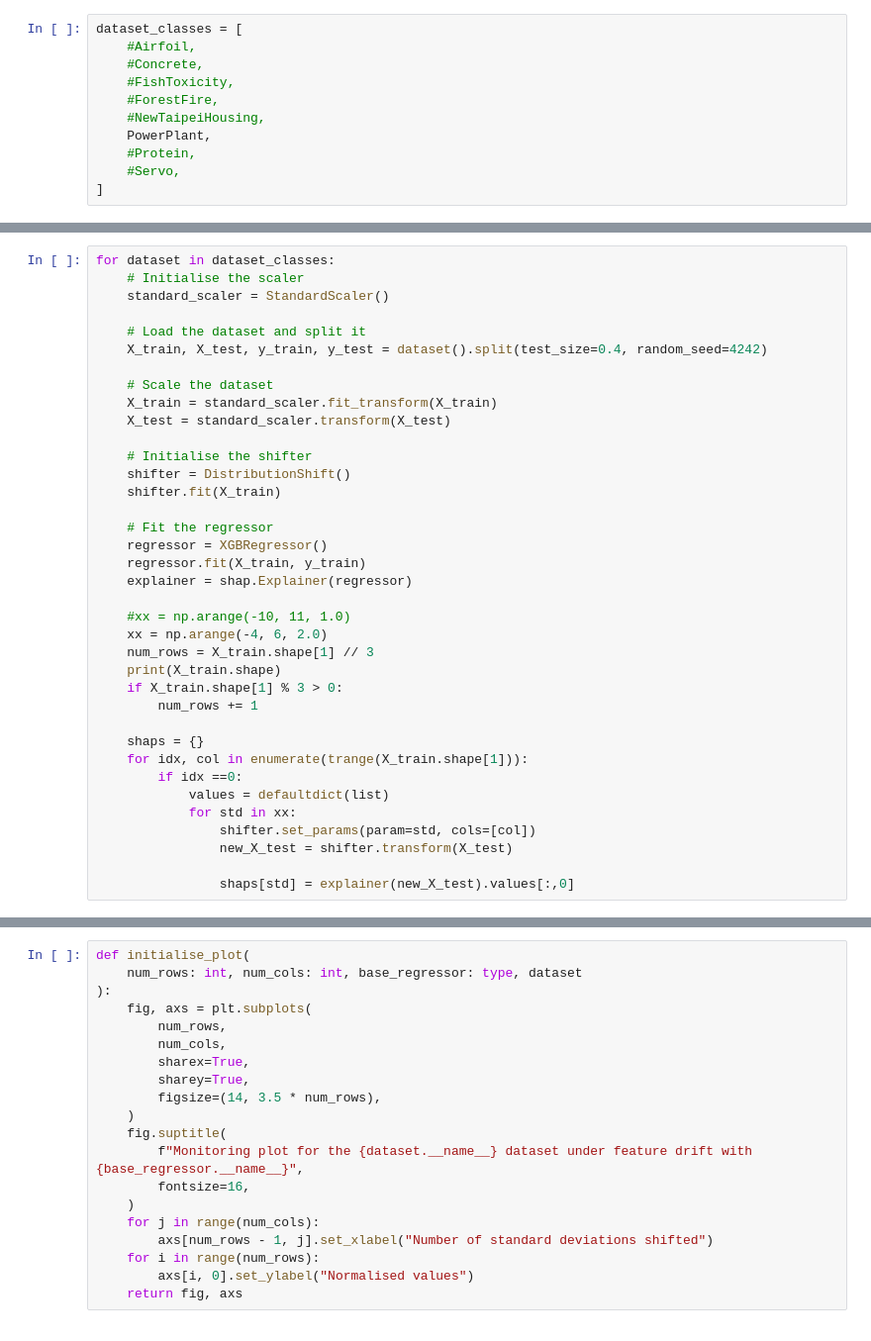
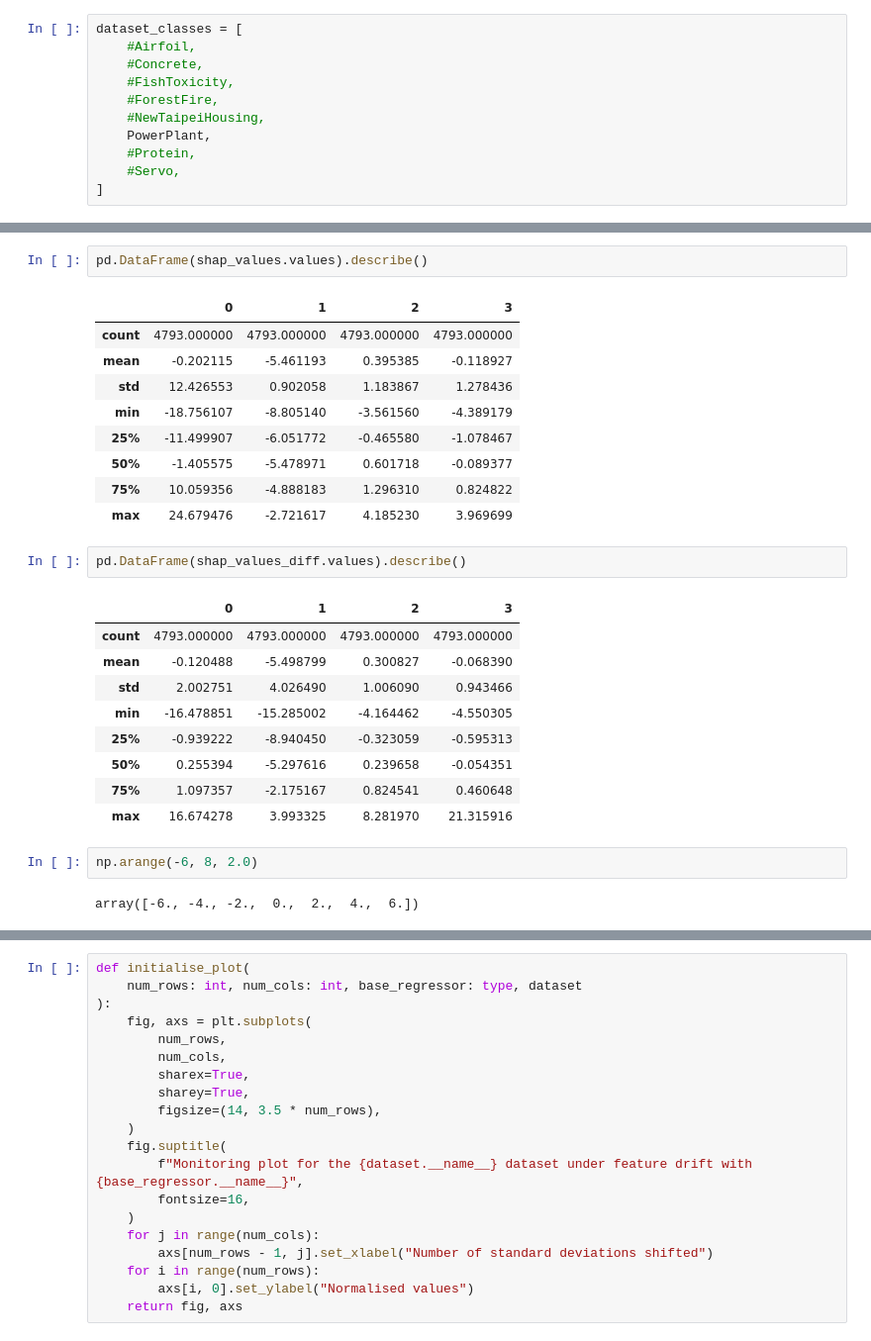
Before and after one commit to cmougan/ExplanationShift, a Jupyter notebook: GradualDistShift.ipynb, the cells around one changed output, grey strips where cells are left out. Shown at 99% size. Drawn from its saved outputs; the diff is of its cells as text.

```diff
--- a/GradualDistShift.ipynb
+++ b/GradualDistShift.ipynb
@@ -66,38 +65 @@ for dataset in dataset_classes:
 (9568, 5)
-# %%
-for dataset in dataset_classes:
-    # Initialise the scaler
-    standard_scaler = StandardScaler()
-
-    # Load the dataset and split it
-    X_train, X_test, y_train, y_test = dataset().split(test_size=0.4, random_seed=4242)
-
-    # Scale the dataset
-    X_train = standard_scaler.fit_transform(X_train)
-    X_test = standard_scaler.transform(X_test)
-
-    # Initialise the shifter
-    shifter = DistributionShift()
-    shifter.fit(X_train)
-
-    # Fit the regressor
-    regressor = XGBRegressor()
-    regressor.fit(X_train, y_train)
-    explainer = shap.Explainer(regressor)
-
-    #xx = np.arange(-10, 11, 1.0)
-    xx = np.arange(-4, 6, 2.0)
-    num_rows = X_train.shape[1] // 3
-    print(X_train.shape)
-    if X_train.shape[1] % 3 > 0:
-        num_rows += 1
-
-    shaps = {}
-    for idx, col in enumerate(trange(X_train.shape[1])):
-        if idx ==0:
-            values = defaultdict(list)
-            for std in xx:
-                shifter.set_params(param=std, cols=[col])
-                new_X_test = shifter.transform(X_test)
-
-                shaps[std] = explainer(new_X_test).values[:,0]
@@ -137,0 +174,28 @@ kk
+# %%
+pd.DataFrame(shap_values.values).describe()
+# %% [output]
+|  | 0 | 1 | 2 | 3 |
+| count | 4793.000000 | 4793.000000 | 4793.000000 | 4793.000000 |
+| mean | -0.202115 | -5.461193 | 0.395385 | -0.118927 |
+| std | 12.426553 | 0.902058 | 1.183867 | 1.278436 |
+| min | -18.756107 | -8.805140 | -3.561560 | -4.389179 |
+| 25% | -11.499907 | -6.051772 | -0.465580 | -1.078467 |
+| 50% | -1.405575 | -5.478971 | 0.601718 | -0.089377 |
+| 75% | 10.059356 | -4.888183 | 1.296310 | 0.824822 |
+| max | 24.679476 | -2.721617 | 4.185230 | 3.969699 |
+# %%
+pd.DataFrame(shap_values_diff.values).describe()
+# %% [output]
+|  | 0 | 1 | 2 | 3 |
+| count | 4793.000000 | 4793.000000 | 4793.000000 | 4793.000000 |
+| mean | -0.120488 | -5.498799 | 0.300827 | -0.068390 |
+| std | 2.002751 | 4.026490 | 1.006090 | 0.943466 |
+| min | -16.478851 | -15.285002 | -4.164462 | -4.550305 |
+| 25% | -0.939222 | -8.940450 | -0.323059 | -0.595313 |
+| 50% | 0.255394 | -5.297616 | 0.239658 | -0.054351 |
+| 75% | 1.097357 | -2.175167 | 0.824541 | 0.460648 |
+| max | 16.674278 | 3.993325 | 8.281970 | 21.315916 |
+# %%
+np.arange(-6, 8, 2.0)
+# %% [output]
+array([-6., -4., -2.,  0.,  2.,  4.,  6.])
```
Also changed, not shown: parts of 14 cells of this notebook, 1 other file.
